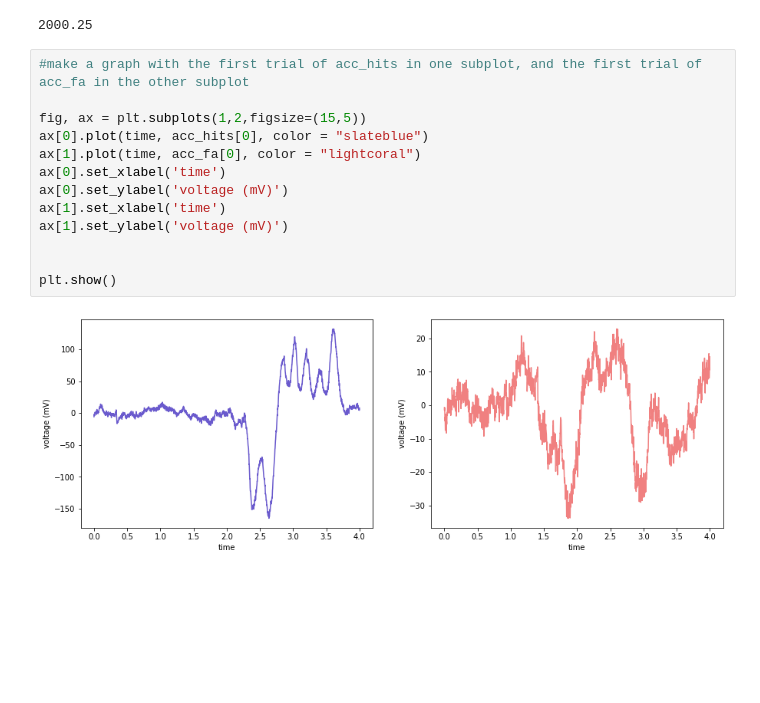
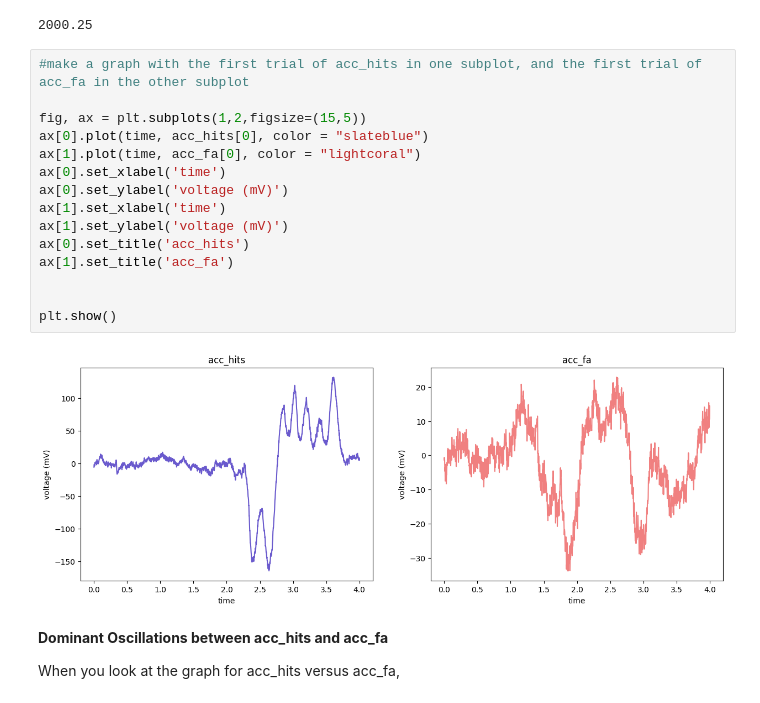
Before and after one commit to amandafriedmann/NEUR-Data-Analysis, a Jupyter notebook: coding_homework_5.ipynb, the cells around one changed output. Saved outputs shown, nothing was run; the diff lists cells and outputs as text; blank space fills up the shorter version.

```diff
--- a/coding_homework_5.ipynb
+++ b/coding_homework_5.ipynb
@@ -96,15 +96,21 @@ print(samplingrate)
 # %%
 #make a graph with the first trial of acc_hits in one subplot, and the first trial of acc_fa in the other subplot
 
 fig, ax = plt.subplots(1,2,figsize=(15,5))
 ax[0].plot(time, acc_hits[0], color = "slateblue")
 ax[1].plot(time, acc_fa[0], color = "lightcoral")
 ax[0].set_xlabel('time')
 ax[0].set_ylabel('voltage (mV)')
 ax[1].set_xlabel('time')
 ax[1].set_ylabel('voltage (mV)')
+ax[0].set_title('acc_hits')
+ax[1].set_title('acc_fa')
 
 
 plt.show()
 # %% [output]
-[figure, old version]
+[figure, new version]
+# %% [markdown]
+**Dominant Oscillations between acc_hits and acc_fa**
+
+When you look at the graph for acc_hits versus acc_fa,
```
